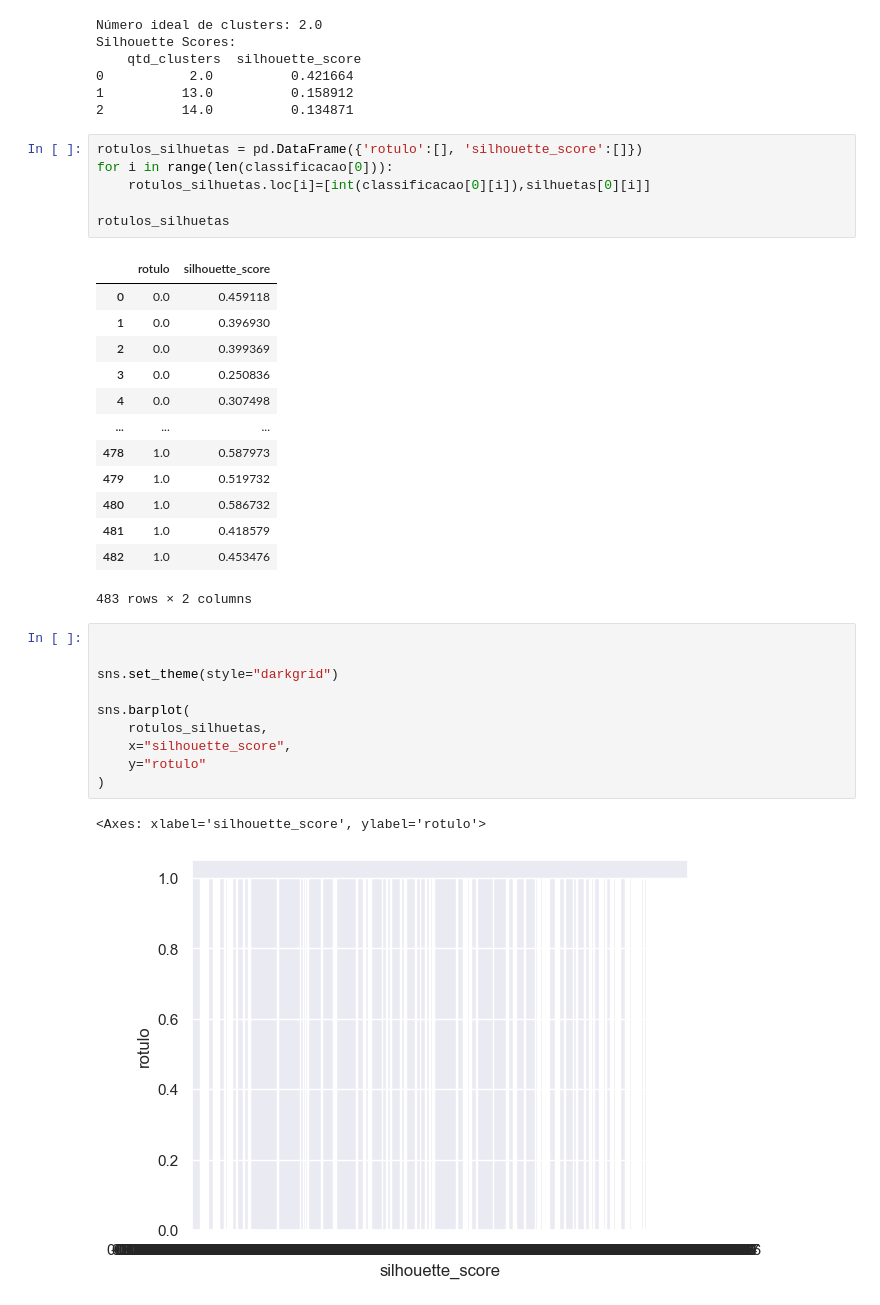
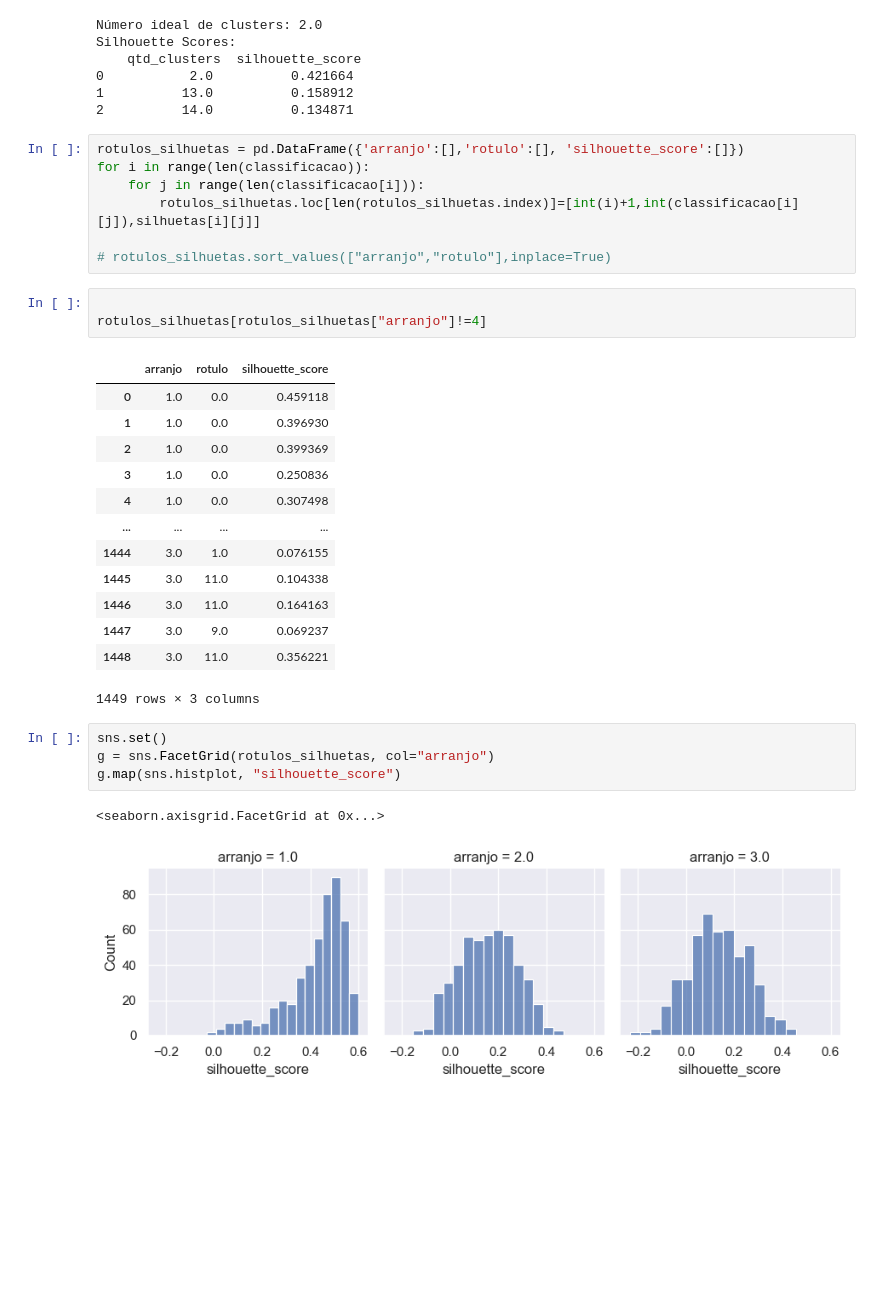
Before and after one commit to DanielCirino/ppginf-smart-k-means, a Jupyter notebook: notebooks/metodos_avaliacao_k_otimo.ipynb, the cells around one changed output. Cells and saved outputs as stored; diff of their text form; blank space fills up the shorter version.

```diff
--- a/notebooks/metodos_avaliacao_k_otimo.ipynb
+++ b/notebooks/metodos_avaliacao_k_otimo.ipynb
@@ -557,35 +558,33 @@ Silhouette Scores:
 1          13.0          0.158912
 2          14.0          0.134871
 # %%
-rotulos_silhuetas = pd.DataFrame({'rotulo':[], 'silhouette_score':[]})
-for i in range(len(classificacao[0])):
-    rotulos_silhuetas.loc[i]=[int(classificacao[0][i]),silhuetas[0][i]]
+rotulos_silhuetas = pd.DataFrame({'arranjo':[],'rotulo':[], 'silhouette_score':[]})
+for i in range(len(classificacao)):
+    for j in range(len(classificacao[i])):
+        rotulos_silhuetas.loc[len(rotulos_silhuetas.index)]=[int(i)+1,int(classificacao[i][j]),silhuetas[i][j]]
 
-rotulos_silhuetas
+# rotulos_silhuetas.sort_values(["arranjo","rotulo"],inplace=True)
-# %% [output]
-|  | rotulo | silhouette_score |
-| 0 | 0.0 | 0.459118 |
-| 1 | 0.0 | 0.396930 |
-| 2 | 0.0 | 0.399369 |
-| 3 | 0.0 | 0.250836 |
-| 4 | 0.0 | 0.307498 |
-| ... | ... | ... |
-| 478 | 1.0 | 0.587973 |
-| 479 | 1.0 | 0.519732 |
-| 480 | 1.0 | 0.586732 |
-| 481 | 1.0 | 0.418579 |
-| 482 | 1.0 | 0.453476 |
-483 rows × 2 columns
 # %%
 
-
-sns.set_theme(style="darkgrid")
-
-sns.barplot(
-    rotulos_silhuetas,
-    x="silhouette_score",
-    y="rotulo"
-)
+rotulos_silhuetas[rotulos_silhuetas["arranjo"]!=4]
 # %% [output]
+|  | arranjo | rotulo | silhouette_score |
+| 0 | 1.0 | 0.0 | 0.459118 |
+| 1 | 1.0 | 0.0 | 0.396930 |
+| 2 | 1.0 | 0.0 | 0.399369 |
+| 3 | 1.0 | 0.0 | 0.250836 |
+| 4 | 1.0 | 0.0 | 0.307498 |
+| ... | ... | ... | ... |
+| 1444 | 3.0 | 1.0 | 0.076155 |
+| 1445 | 3.0 | 11.0 | 0.104338 |
+| 1446 | 3.0 | 11.0 | 0.164163 |
+| 1447 | 3.0 | 9.0 | 0.069237 |
+| 1448 | 3.0 | 11.0 | 0.356221 |
-<Axes: xlabel='silhouette_score', ylabel='rotulo'>
+1449 rows × 3 columns
-[figure, removed]
+# %%
+sns.set()
+g = sns.FacetGrid(rotulos_silhuetas, col="arranjo")
+g.map(sns.histplot, "silhouette_score")
+# %% [output]
+<seaborn.axisgrid.FacetGrid at 0x...>
+[figure, added]
```
Also changed, not shown: parts of 2 cells of this notebook, 1 other file.
